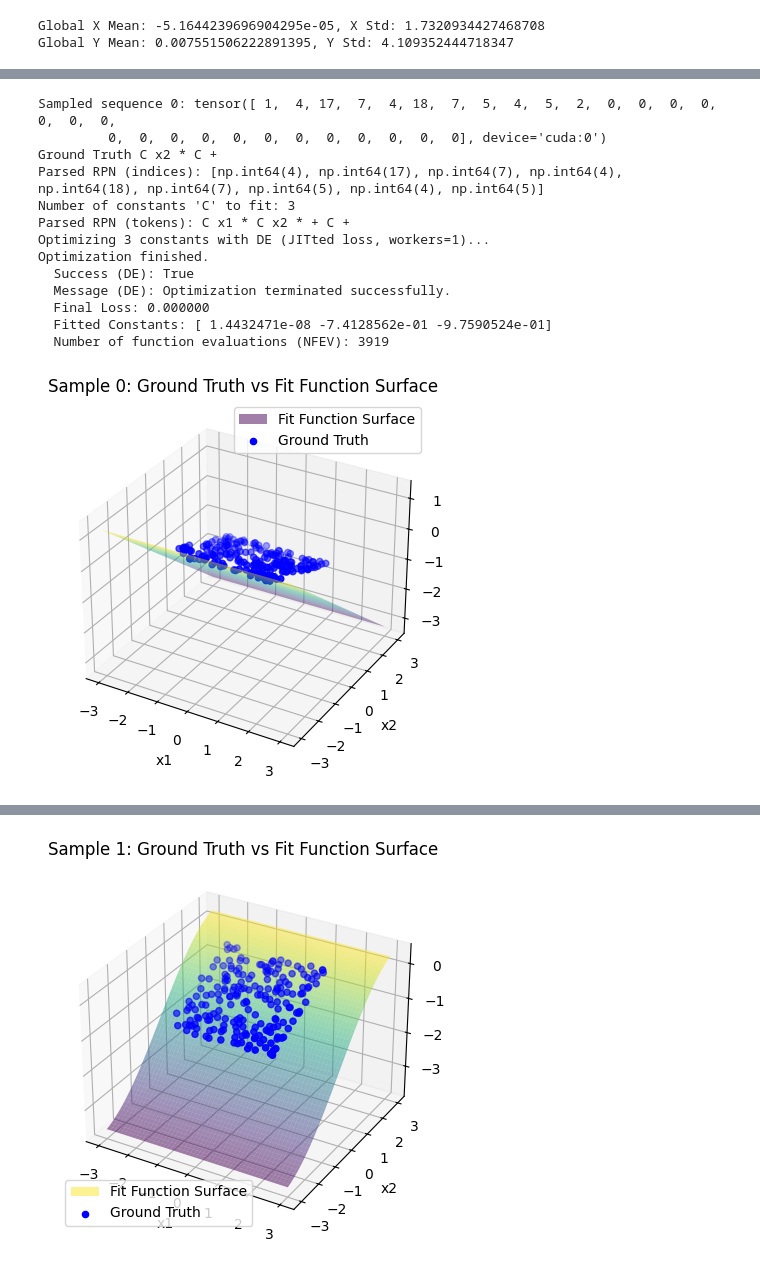
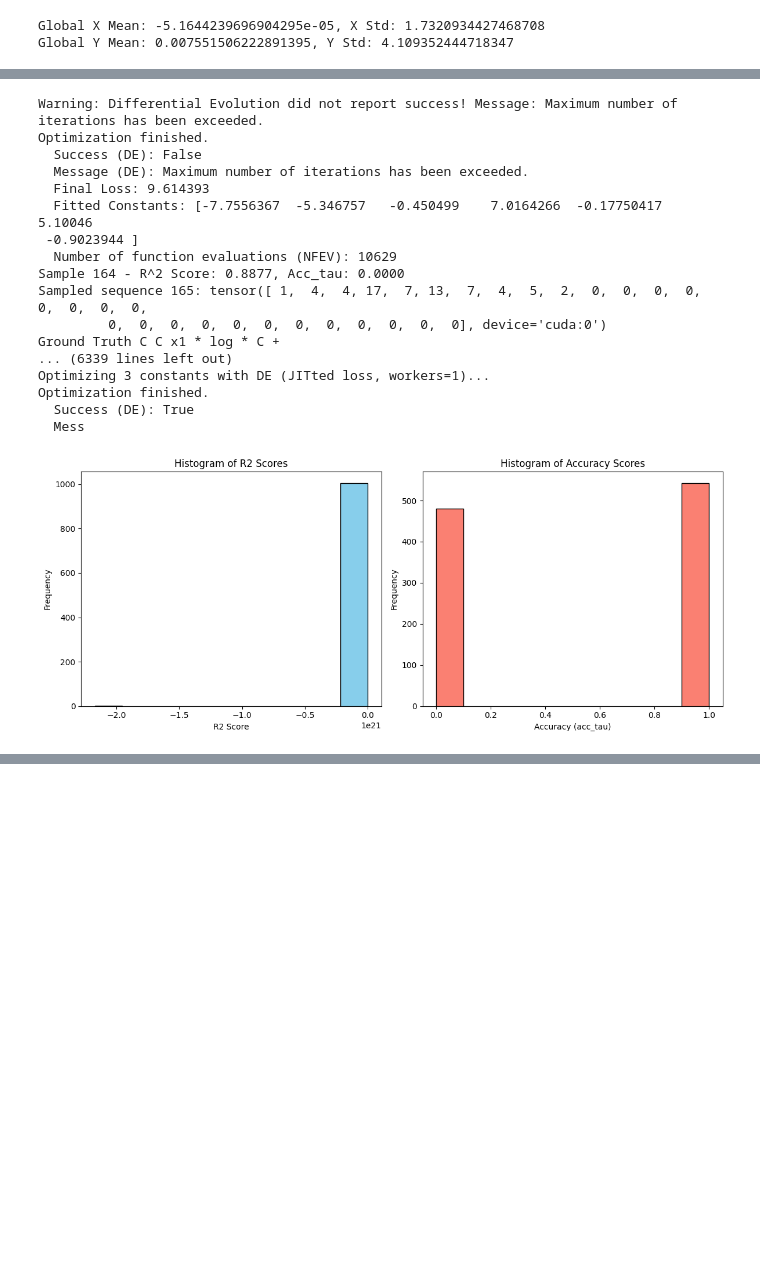
Before and after one commit to rtymk/Symbolic_Diffusion, a Jupyter notebook: evaluate.ipynb, the cells around one changed output, grey strips where cells are left out. Saved outputs shown, nothing was run; the diff lists cells and outputs as text; code cells hidden in the pictures; blank space fills up the shorter version.

Commit message:
Added evaluation metrics

```diff
--- a/evaluate.ipynb
+++ b/evaluate.ipynb
@@ -26,7 +27,7 @@ KeyboardInterrupt:
 # %% [markdown]
 ## Evaluate Dataset
 # %%
-batch_condition_size = 20
+batch_condition_size = 1024
 
 batch_conditions = [item["X_Y_combined"] for item in data[:batch_condition_size]]  # List of arrays, length 10
 
@@ -70,6 +64,11 @@ vocab = {
     "*": 7, "/": 8, "**": 9, "sin": 10, "cos": 11, "exp": 12, "log": 13,
     "2": 15, "3": 16, "x1": 17, "x2": 18
 }
+
+r2_scores = []
+accuracy_scores_tau_0_1 = []
+accuracy_scores_tau_0_01 = []
+accuracy_scores_tau_0_001 = []
 
 for i in range(batch_condition_size):
     print(f"Sampled sequence {i}:", samples[i])
@@ -79,13 +78,30 @@ for i in range(batch_condition_size):
     import matplotlib.pyplot as plt
 
     # Extract X and Y_true from the batch_condition and ground truth for this sample
-    X = np.array(batch_conditions[i])[:, :2]  # shape (N, 2)
-    Y_true = np.array([row[-1] for row in batch_conditions[i]])  # shape (N,)
+    #X = np.array(batch_conditions[i])[:, :2]  # shape (N, 2)
+    #Y_true = np.array([row[-1] for row in batch_conditions[i]])  # shape (N,)
+
+    xy_array = np.array(denormed_data[i]["X_Y_combined"])  # shape (N, 3)
+    X = xy_array[:, :2]  # shape (N, 2), just x1 and x2
+    Y_true = xy_array[:, 2]  # shape (N,), just y
 
     # Predict Y values at the original points using the fit function
     Y_pred = predictor_function(X)
     Y_pred = np.array(Y_pred)
 
+    r2 = r2_score_np(Y_true, Y_pred)
+    acc_0_1 = acc_tau(Y_true, Y_pred, tau=0.1)
+    acc_0_01 = acc_tau(Y_true, Y_pred, tau=0.01)
+    acc_0_001 = acc_tau(Y_true, Y_pred, tau=0.001)
+
+    print(f"Sample {i} - R^2 Score: {r2:.4f}, Acc_tau: {acc:.4f}")
+
+    r2_scores.append(r2)
+    accuracy_scores_tau_0_1.append(acc_0_1)
+    accuracy_scores_tau_0_01.append(acc_0_01)
+    accuracy_scores_tau_0_001.append(acc_0_001)
+
+    '''
     # Create a meshgrid for x1 and x2
     x1_lin = np.linspace(-3, 3, 150)
     x2_lin = np.linspace(-3, 3, 150)
@@ -108,4 +124,22 @@ for i in range(batch_condition_size):
     ax.legend()
     plt.title(f'Sample {i}: Ground Truth vs Fit Function Surface')
     plt.show()
+    '''
+
+plt.figure(figsize=(12, 5))
+
+plt.subplot(1, 2, 1)
+plt.hist(r2_scores, bins=10, color='skyblue', edgecolor='black')
+plt.title('Histogram of R2 Scores')
+plt.xlabel('R2 Score')
+plt.ylabel('Frequency')
+
+plt.subplot(1, 2, 2)
+plt.hist(accuracy_scores_tau_0_1, bins=10, color='salmon', edgecolor='black')
+plt.title('Histogram of Accuracy Scores $\tau$=0.1')
+plt.xlabel('Accuracy (acc_tau)')
+plt.ylabel('Frequency')
+
+plt.tight_layout()
+plt.show()
 # %% [output]
@@ -113,14 +163,18 @@ WARNING:2025-05-06 13:16:09,127:jax._src.xla_bridge:909: An NVIDIA GPU may be pr
-Sampled sequence 0: tensor([ 1,  4, 17,  7,  4, 18,  7,  5,  4,  5,  2,  0,  0,  0,  0,  0,  0,  0,
+Warning: Differential Evolution did not report success! Message: Maximum number of iterations has been exceeded.
+Optimization finished.
+  Success (DE): False
+  Message (DE): Maximum number of iterations has been exceeded.
+  Final Loss: 9.614393
+  Fitted Constants: [-7.7556367  -5.346757   -0.450499    7.0164266  -0.17750417  5.10046
+ -0.9023944 ]
+  Number of function evaluations (NFEV): 10629
+Sample 164 - R^2 Score: 0.8877, Acc_tau: 0.0000
+Sampled sequence 165: tensor([ 1,  4,  4, 17,  7, 13,  7,  4,  5,  2,  0,  0,  0,  0,  0,  0,  0,  0,
          0,  0,  0,  0,  0,  0,  0,  0,  0,  0,  0,  0], device='cuda:0')
-Ground Truth C x2 * C +
-Parsed RPN (indices): [np.int64(4), np.int64(17), np.int64(7), np.int64(4), np.int64(18), np.int64(7), np.int64(5), np.int64(4), np.int64(5)]
-Number of constants 'C' to fit: 3
-Parsed RPN (tokens): C x1 * C x2 * + C +
+Ground Truth C C x1 * log * C +
+... (6339 lines left out)
 Optimizing 3 constants with DE (JITted loss, workers=1)...
 Optimization finished.
   Success (DE): True
-  Message (DE): Optimization terminated successfully.
-  Final Loss: 0.000000
-  Fitted Constants: [ 1.4432471e-08 -7.4128562e-01 -9.7590524e-01]
-  Number of function evaluations (NFEV): 3919
+  Mess
-[figure, old version]
+[figure, new version]
@@ -140 +180,0 @@ Optimization finished.
-[figure, removed]
```
Also changed, not shown: parts of 5 cells of this notebook.
